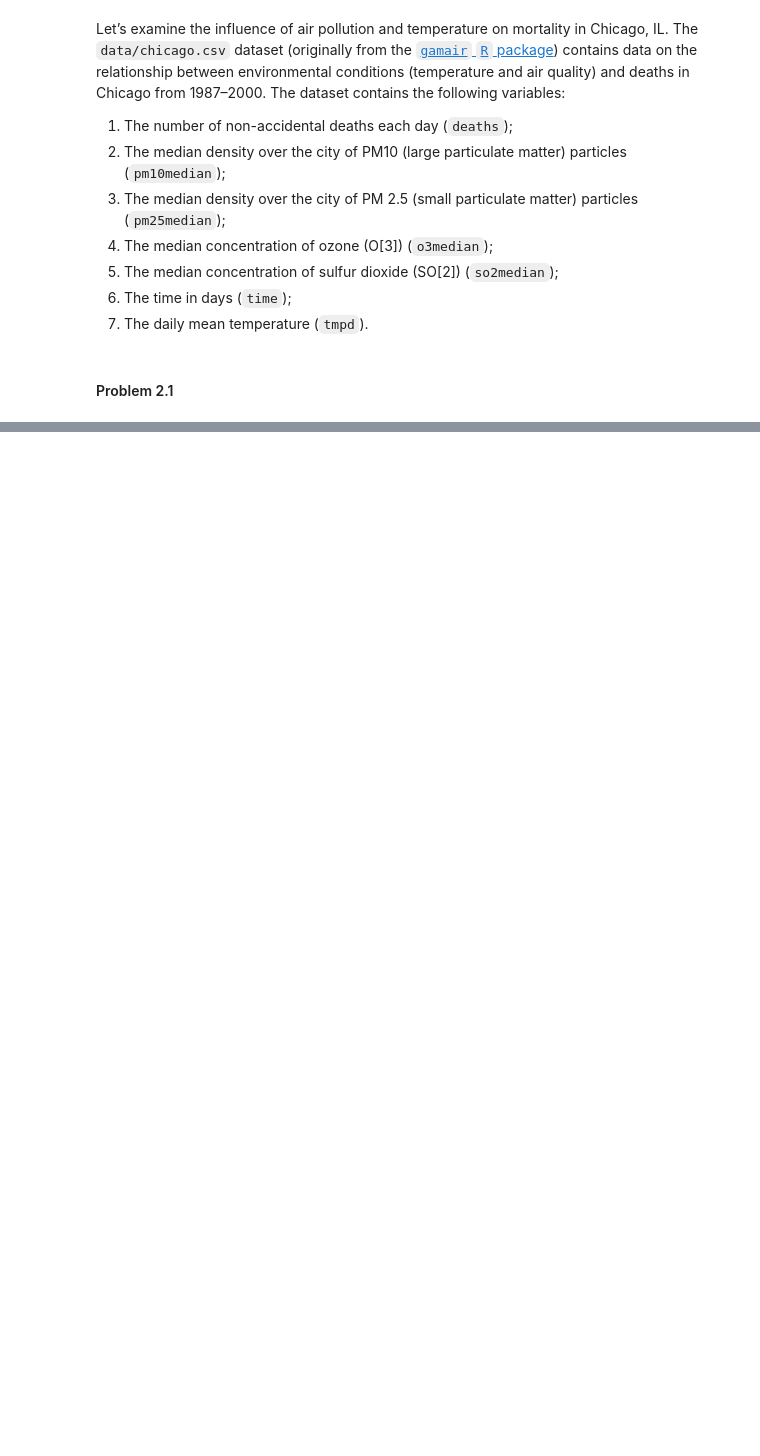
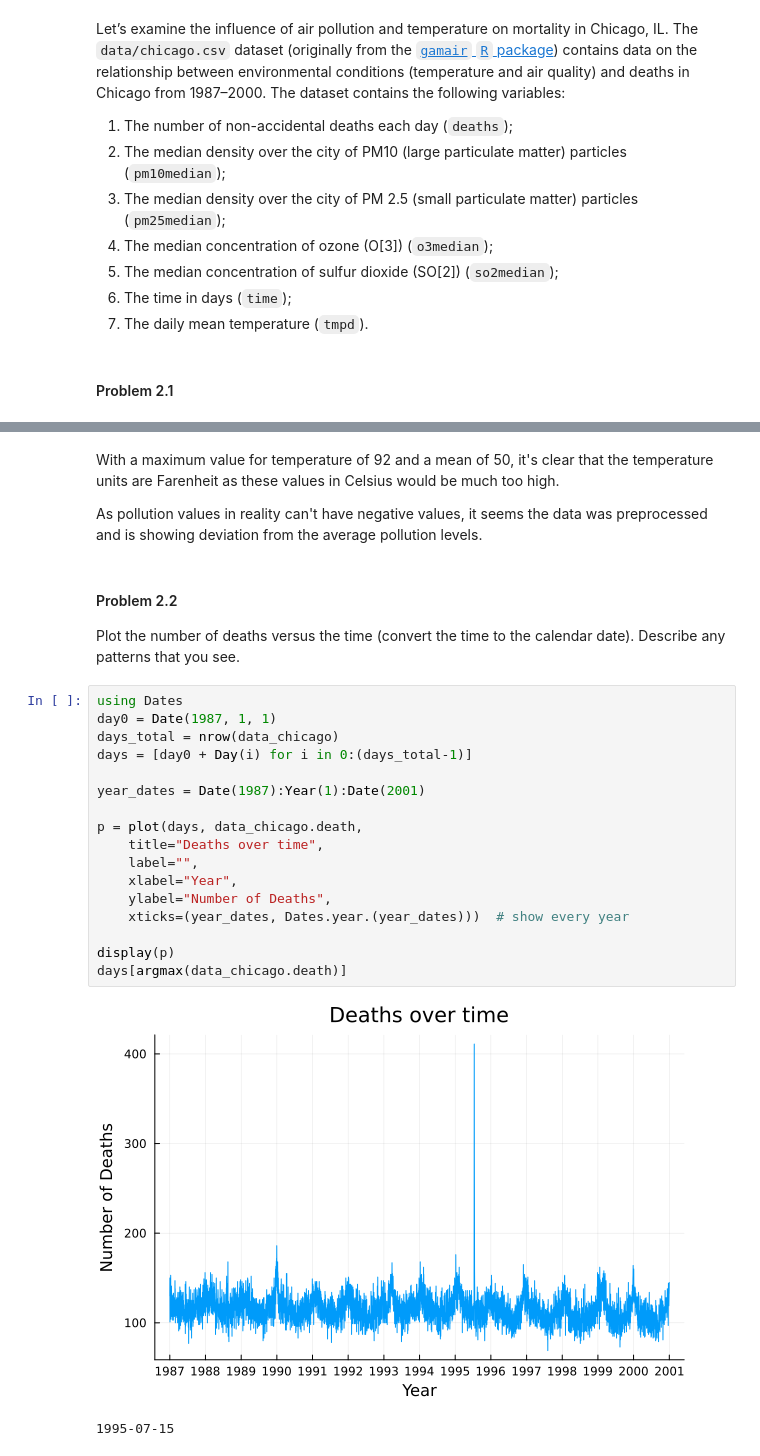
Before and after one commit to BEE4850-SP26/hw01-emma-t932, a Jupyter notebook: hw01.ipynb, the cells around one changed output, grey strips where cells are left out. Saved outputs shown, nothing was run; the diff lists cells and outputs as text; blank space fills up the shorter version.

```diff
--- a/hw01.ipynb
+++ b/hw01.ipynb
@@ -377,0 +297,30 @@ the data sources and the type of historical evidence
+# %% [markdown]
+With a maximum value for temperature of 92 and a mean of 50, it's clear that the temperature units are Farenheit as these values in Celsius would be much too high.
+
+As pollution values in reality can't have negative values, it seems the data was preprocessed and is showing deviation from the average pollution levels.
+# %% [markdown]
+
+#### Problem 2.2
+
+Plot the number of deaths versus the time (convert the time to the
+calendar date). Describe any patterns that you see.
+# %%
+using Dates
+day0 = Date(1987, 1, 1)
+days_total = nrow(data_chicago)
+days = [day0 + Day(i) for i in 0:(days_total-1)]
+
+year_dates = Date(1987):Year(1):Date(2001)
+
+p = plot(days, data_chicago.death,
+    title="Deaths over time",
+    label="",
+    xlabel="Year",
+    ylabel="Number of Deaths",
+    xticks=(year_dates, Dates.year.(year_dates)))  # show every year
+
+display(p)
+days[argmax(data_chicago.death)]
+# %% [output]
+[figure, added]
+1995-07-15
```
Also changed, not shown: parts of 31 cells of this notebook.
